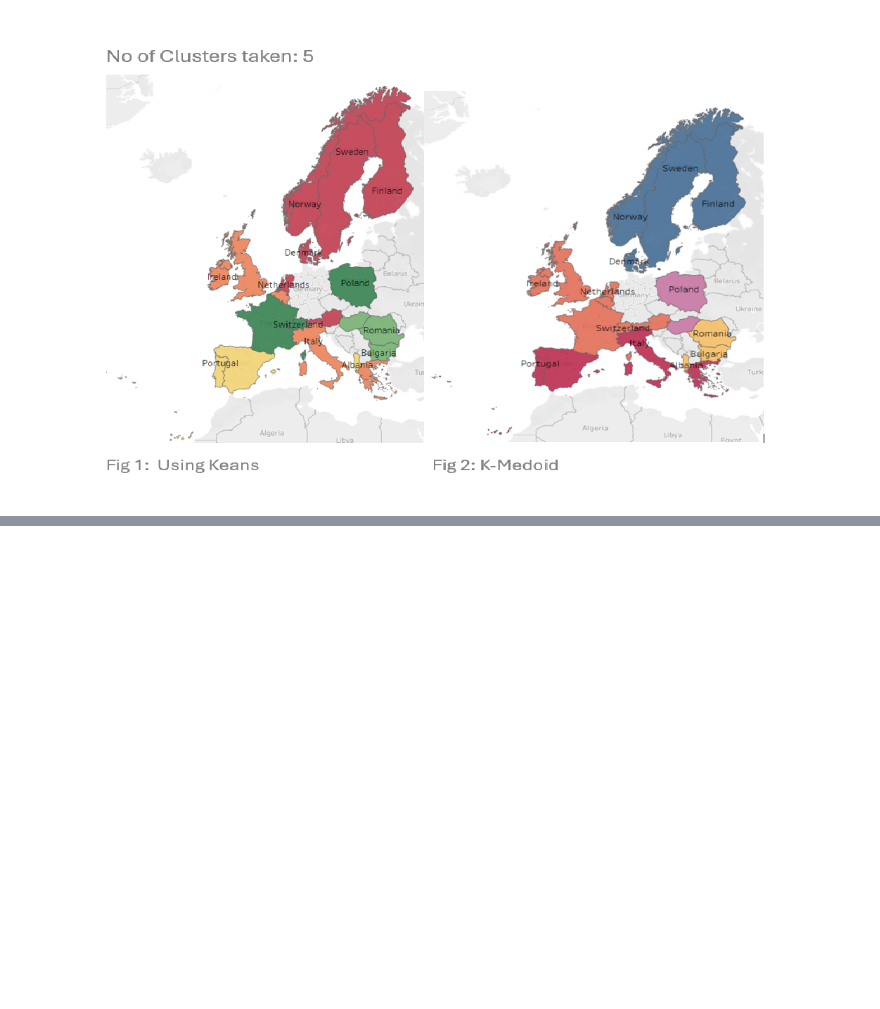
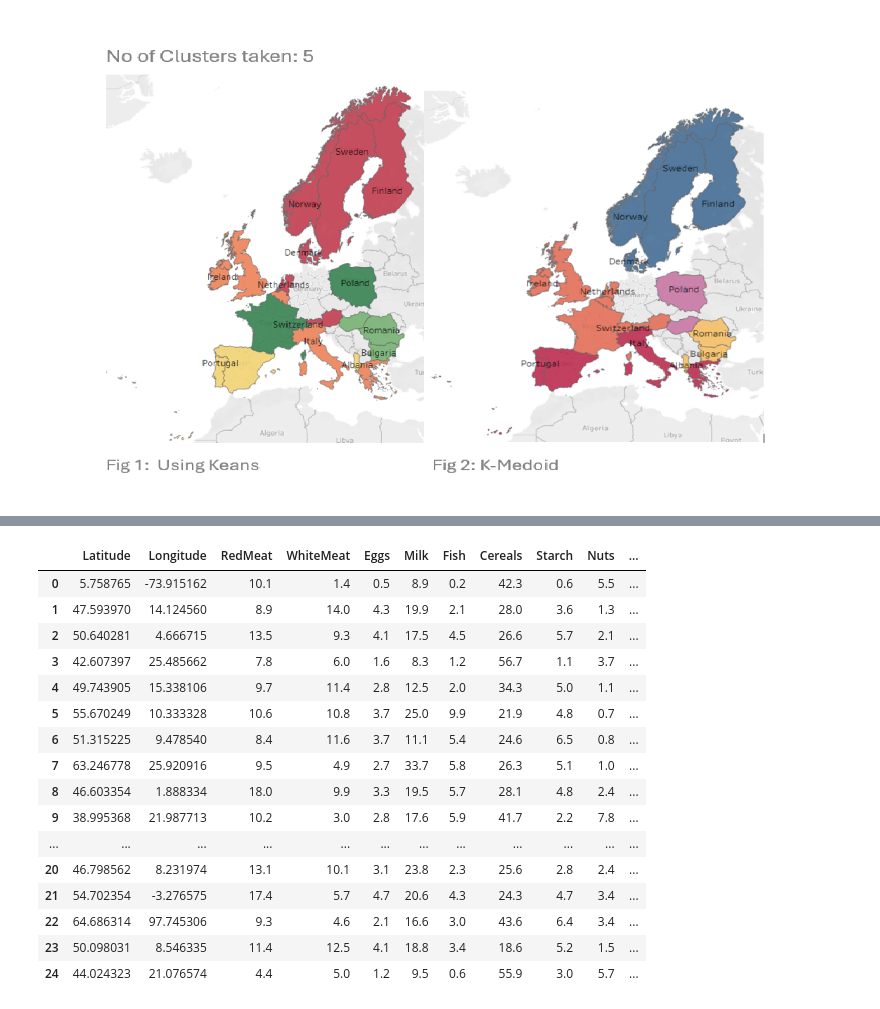
Before and after one commit to RupGoswami/Food-Habit-germany, a Jupyter notebook: SML_5.ipynb, the cells around one changed output, grey strips where cells are left out. Drawn from its saved outputs; the diff is of its cells as text; code cells hidden in the pictures; blank space fills up the shorter version.

```diff
--- a/SML_5.ipynb
+++ b/SML_5.ipynb
@@ -459,0 +468,26 @@ Image(filename=image_path)
+# %%
+from geopy.geocoders import Nominatim
+import pandas as pd
+
+countries = [
+    "Albania", "Austria", "Belgium", "Bulgaria", "Czech Republic", "Denmark",
+    "East Germany", "Finland", "France", "Greece", "Hungary", "Ireland", "Italy",
+    "Netherlands", "Norway", "Poland", "Portugal", "Romania", "Spain", "Sweden",
+    "Switzerland", "United Kingdom", "Russia", "West Germany", "Serbia"
+]
+
+geolocator = Nominatim(user_agent="geoapi")
+
+# Fetch coordinates
+data = []
+for country in countries:
+    location = geolocator.geocode(country)
+    latitude = location.latitude if location else None
+    longitude = location.longitude if location else None
+    data.append([country, latitude, longitude])
+
+# Create DataFrame
+df = pd.DataFrame(data, columns=["Country", "Latitude", "Longitude"])
+
+#df.to_csv("country_coordinates.csv", index=False)
+print(df)
@@ -459,0 +512,8 @@ Image(filename=image_path)
+# %%
+import pandas as pd
+import warnings
+warnings.filterwarnings("ignore")
+
+data=pd.read_csv(r"D:\ISI 2025\Class\Subjects\Machine Learning\data.csv")
+
+data
@@ -459,0 +538,22 @@ Image(filename=image_path)
+# %%
+data_X=data.iloc[:,1:10]
+data=pd.concat([df.iloc[:,1:],data_X],axis=1)
+data
+# %% [output]
+|  | Latitude | Longitude | RedMeat | WhiteMeat | Eggs | Milk | Fish | Cereals | Starch | Nuts | ... |
+| 0 | 5.758765 | -73.915162 | 10.1 | 1.4 | 0.5 | 8.9 | 0.2 | 42.3 | 0.6 | 5.5 | ... |
+| 1 | 47.593970 | 14.124560 | 8.9 | 14.0 | 4.3 | 19.9 | 2.1 | 28.0 | 3.6 | 1.3 | ... |
+| 2 | 50.640281 | 4.666715 | 13.5 | 9.3 | 4.1 | 17.5 | 4.5 | 26.6 | 5.7 | 2.1 | ... |
+| 3 | 42.607397 | 25.485662 | 7.8 | 6.0 | 1.6 | 8.3 | 1.2 | 56.7 | 1.1 | 3.7 | ... |
+| 4 | 49.743905 | 15.338106 | 9.7 | 11.4 | 2.8 | 12.5 | 2.0 | 34.3 | 5.0 | 1.1 | ... |
+| 5 | 55.670249 | 10.333328 | 10.6 | 10.8 | 3.7 | 25.0 | 9.9 | 21.9 | 4.8 | 0.7 | ... |
+| 6 | 51.315225 | 9.478540 | 8.4 | 11.6 | 3.7 | 11.1 | 5.4 | 24.6 | 6.5 | 0.8 | ... |
+| 7 | 63.246778 | 25.920916 | 9.5 | 4.9 | 2.7 | 33.7 | 5.8 | 26.3 | 5.1 | 1.0 | ... |
+| 8 | 46.603354 | 1.888334 | 18.0 | 9.9 | 3.3 | 19.5 | 5.7 | 28.1 | 4.8 | 2.4 | ... |
+| 9 | 38.995368 | 21.987713 | 10.2 | 3.0 | 2.8 | 17.6 | 5.9 | 41.7 | 2.2 | 7.8 | ... |
+| ... | ... | ... | ... | ... | ... | ... | ... | ... | ... | ... | ... |
+| 20 | 46.798562 | 8.231974 | 13.1 | 10.1 | 3.1 | 23.8 | 2.3 | 25.6 | 2.8 | 2.4 | ... |
+| 21 | 54.702354 | -3.276575 | 17.4 | 5.7 | 4.7 | 20.6 | 4.3 | 24.3 | 4.7 | 3.4 | ... |
+| 22 | 64.686314 | 97.745306 | 9.3 | 4.6 | 2.1 | 16.6 | 3.0 | 43.6 | 6.4 | 3.4 | ... |
+| 23 | 50.098031 | 8.546335 | 11.4 | 12.5 | 4.1 | 18.8 | 3.4 | 18.6 | 5.2 | 1.5 | ... |
+| 24 | 44.024323 | 21.076574 | 4.4 | 5.0 | 1.2 | 9.5 | 0.6 | 55.9 | 3.0 | 5.7 | ... |
```
Also changed, not shown: parts of 6 cells of this notebook.
